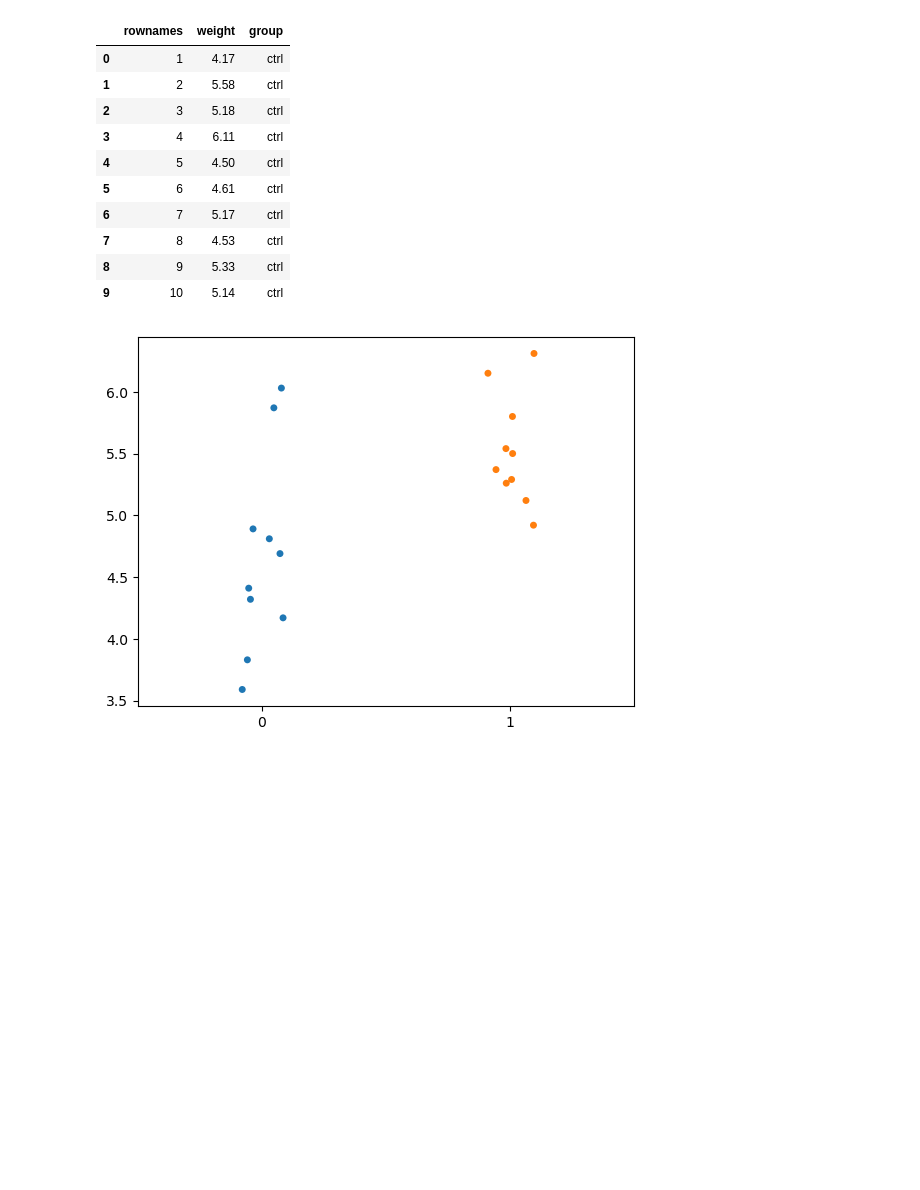
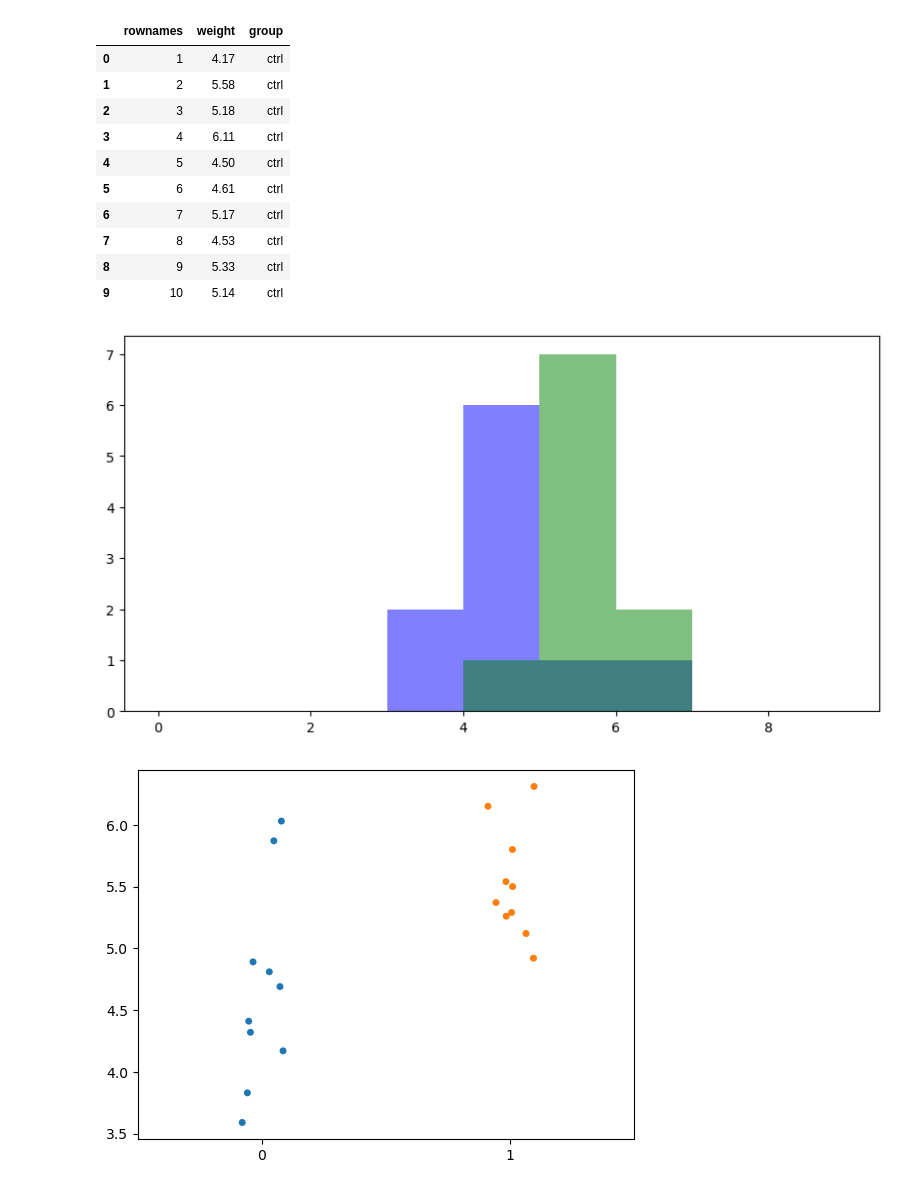
Before and after one commit to mickalleny2k/applied_statistics, a Jupyter notebook: project.ipynb, the cells around one changed output. Drawn from its saved outputs; the diff is of its cells as text; code cells hidden in the pictures; blank space fills up the shorter version.

```diff
--- a/project.ipynb
+++ b/project.ipynb
@@ -148,6 +148,17 @@ ctrl
 | 7 | 8 | 4.53 | ctrl |
 | 8 | 9 | 5.33 | ctrl |
 | 9 | 10 | 5.14 | ctrl |
+# %%
+# Create an empty data frame.
+fig, ax = plt.subplots(figsize=(10, 5))
+
+# Create histogram.
+ax.hist(trt1.weight, bins=range(10), color='blue', alpha=0.5, label='Group A')
+
+# Create histogram.
+ax.hist(trt2.weight, bins=range(10), color='green', alpha=0.5, label='Group B');
+# %% [output]
+[figure, added]
 # %%
 # Create a strip plot.
 sns.stripplot(data=[trt1.weight, trt2.weight]);
```
Also changed, not shown: parts of 5 cells of this notebook.
